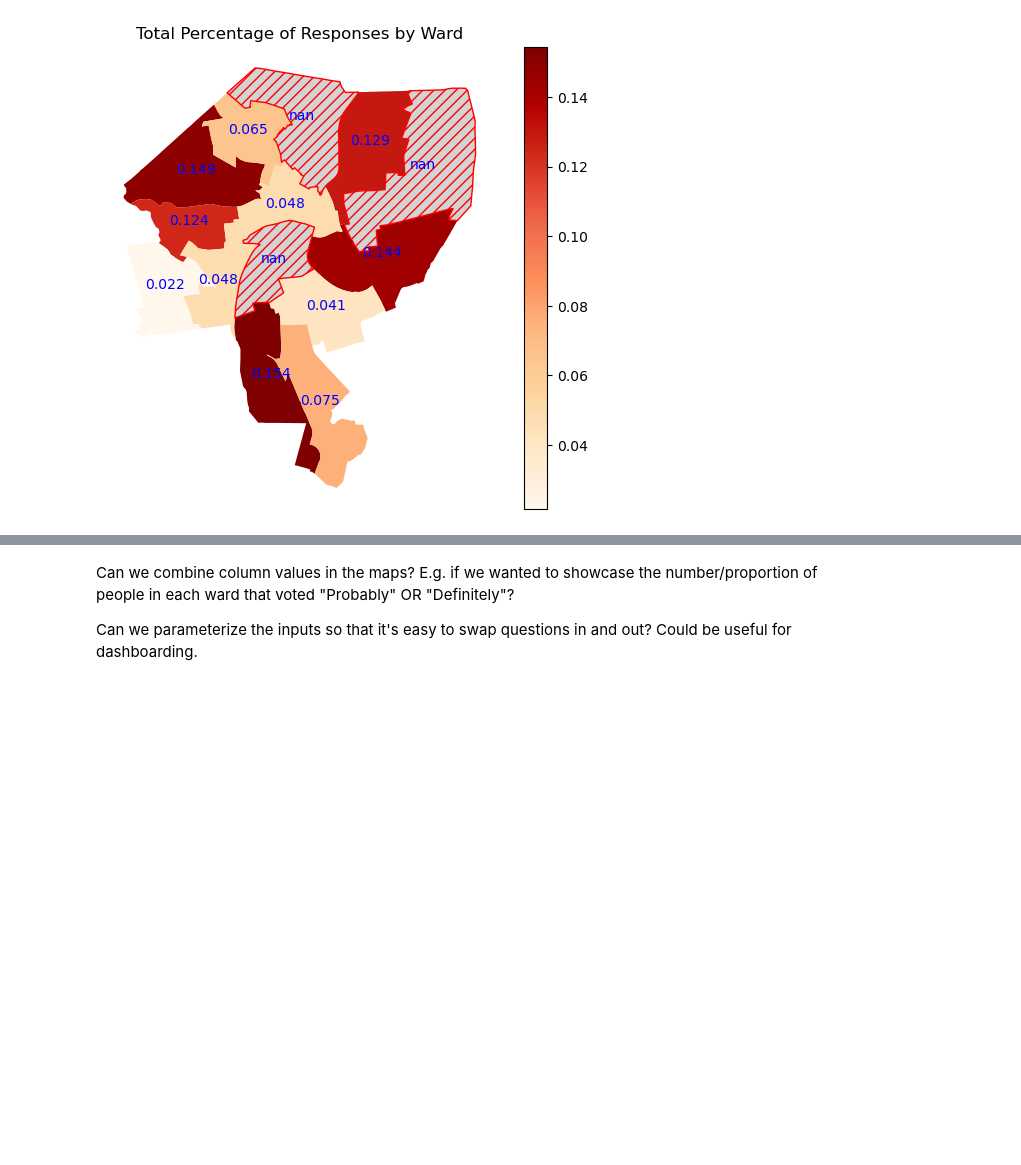
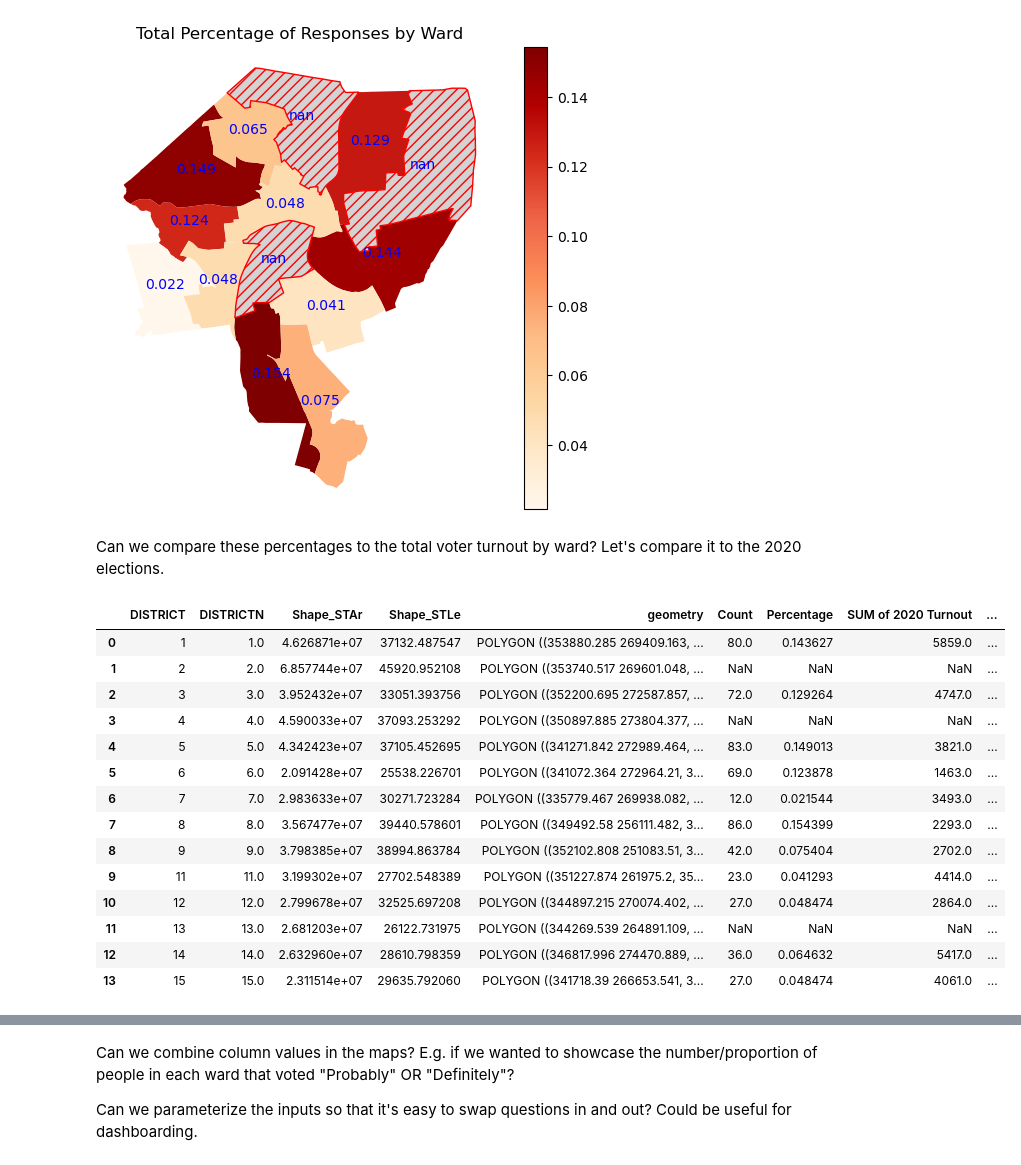
Before and after one commit to dwang0120/EveryVoteCounts-GIS, a Jupyter notebook: src/gis_prep.ipynb, the cells around one changed output, grey strips where cells are left out. Cells and saved outputs as stored; diff of their text form; code cells hidden in the pictures; blank space fills up the shorter version.

```diff
--- a/src/gis_prep.ipynb
+++ b/src/gis_prep.ipynb
@@ -120,3 +122,30 @@ plt.title(f"Total {column_name} of Responses by Ward")
 # %% [output]
 Text(0.5, 1.0, 'Total Percentage of Responses by Ward')
 [figure]
+# %% [markdown]
+Can we compare these percentages to the total voter turnout by ward? Let's compare it to the 2020 elections.
+# %%
+turnout_2020 = pd.read_csv("../data/turnout_2020.csv")
+# set 0 values for the missing wards (for plotting and average % response calculations)
+turnout_2020 = turnout_2020.set_index('Ward')
+for ward_num in [2, 4, 13]:
+    turnout_2020.loc[ward_num,'SUM of 2020 Turnout'] = 0
+turnout_2020['PERCENT of 2020 Turnout'] = turnout_2020['SUM of 2020 Turnout'] / np.sum(turnout_2020['SUM of 2020 Turnout'])
+turnout_2020_gdf = gdf_totals.merge(turnout_2020, left_on='DISTRICT', right_on='Ward', how='left')
+turnout_2020_gdf
+# %% [output]
+|  | DISTRICT | DISTRICTN | Shape_STAr | Shape_STLe | geometry | Count | Percentage | SUM of 2020 Turnout | ... |
+| 0 | 1 | 1.0 | 4.626871e+07 | 37132.487547 | POLYGON ((353880.285 269409.163, ... | 80.0 | 0.143627 | 5859.0 | ... |
+| 1 | 2 | 2.0 | 6.857744e+07 | 45920.952108 | POLYGON ((353740.517 269601.048, ... | NaN | NaN | NaN | ... |
+| 2 | 3 | 3.0 | 3.952432e+07 | 33051.393756 | POLYGON ((352200.695 272587.857, ... | 72.0 | 0.129264 | 4747.0 | ... |
+| 3 | 4 | 4.0 | 4.590033e+07 | 37093.253292 | POLYGON ((350897.885 273804.377, ... | NaN | NaN | NaN | ... |
+| 4 | 5 | 5.0 | 4.342423e+07 | 37105.452695 | POLYGON ((341271.842 272989.464, ... | 83.0 | 0.149013 | 3821.0 | ... |
+| 5 | 6 | 6.0 | 2.091428e+07 | 25538.226701 | POLYGON ((341072.364 272964.21, 3... | 69.0 | 0.123878 | 1463.0 | ... |
+| 6 | 7 | 7.0 | 2.983633e+07 | 30271.723284 | POLYGON ((335779.467 269938.082, ... | 12.0 | 0.021544 | 3493.0 | ... |
+| 7 | 8 | 8.0 | 3.567477e+07 | 39440.578601 | POLYGON ((349492.58 256111.482, 3... | 86.0 | 0.154399 | 2293.0 | ... |
+| 8 | 9 | 9.0 | 3.798385e+07 | 38994.863784 | POLYGON ((352102.808 251083.51, 3... | 42.0 | 0.075404 | 2702.0 | ... |
+| 9 | 11 | 11.0 | 3.199302e+07 | 27702.548389 | POLYGON ((351227.874 261975.2, 35... | 23.0 | 0.041293 | 4414.0 | ... |
+| 10 | 12 | 12.0 | 2.799678e+07 | 32525.697208 | POLYGON ((344897.215 270074.402, ... | 27.0 | 0.048474 | 2864.0 | ... |
+| 11 | 13 | 13.0 | 2.681203e+07 | 26122.731975 | POLYGON ((344269.539 264891.109, ... | NaN | NaN | NaN | ... |
+| 12 | 14 | 14.0 | 2.632960e+07 | 28610.798359 | POLYGON ((346817.996 274470.889, ... | 36.0 | 0.064632 | 5417.0 | ... |
+| 13 | 15 | 15.0 | 2.311514e+07 | 29635.792060 | POLYGON ((341718.39 266653.541, 3... | 27.0 | 0.048474 | 4061.0 | ... |
```
Also changed, not shown: parts of 5 cells of this notebook, 7 other files.
